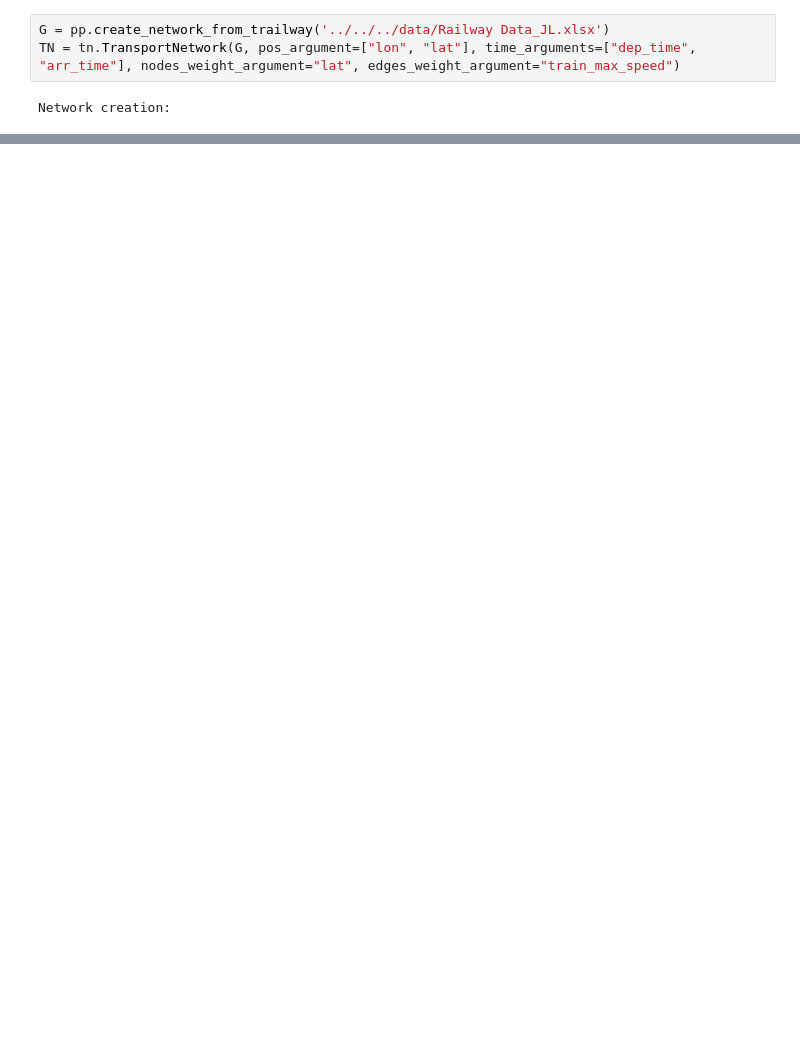
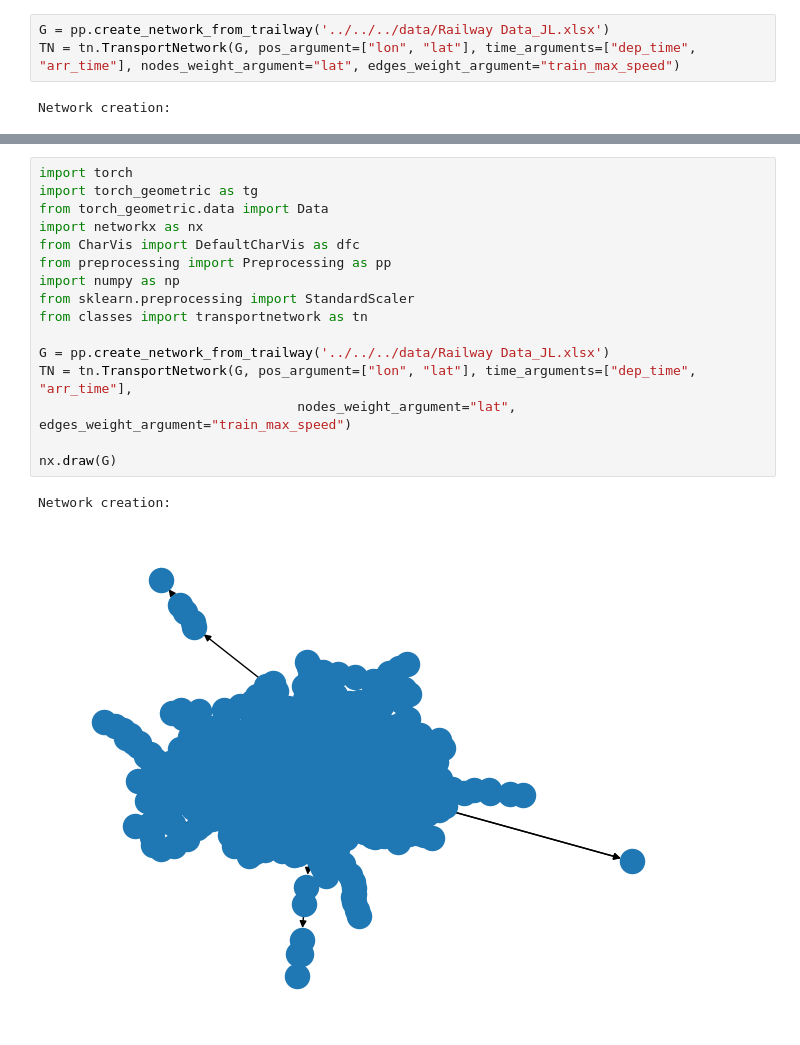
Before and after one commit to anthopit/XYZnetwork_lib, a Jupyter notebook: playground/charviz/Maxime/test_v2_finalFINAL.ipynb, the cells around one changed output, grey strips where cells are left out. Drawn from its saved outputs; the diff is of its cells as text; blank space fills up the shorter version.

```diff
--- a/playground/charviz/Maxime/test_v2_finalFINAL.ipynb
+++ b/playground/charviz/Maxime/test_v2_finalFINAL.ipynb
@@ -63,0 +61,19 @@ interactive(children=(Button(description='Run Interact', style=ButtonStyle()), O
+# %%
+import torch
+import torch_geometric as tg
+from torch_geometric.data import Data
+import networkx as nx
+from CharVis import DefaultCharVis as dfc
+from preprocessing import Preprocessing as pp
+import numpy as np
+from sklearn.preprocessing import StandardScaler
+from classes import transportnetwork as tn
+
+G = pp.create_network_from_trailway('../../../data/Railway Data_JL.xlsx')
+TN = tn.TransportNetwork(G, pos_argument=["lon", "lat"], time_arguments=["dep_time", "arr_time"],
+                                 nodes_weight_argument="lat", edges_weight_argument="train_max_speed")
+
+nx.draw(G)
+# %% [output]
+Network creation:
+[figure, added]
```
Also changed, not shown: parts of 4 cells of this notebook, 1 other file.
